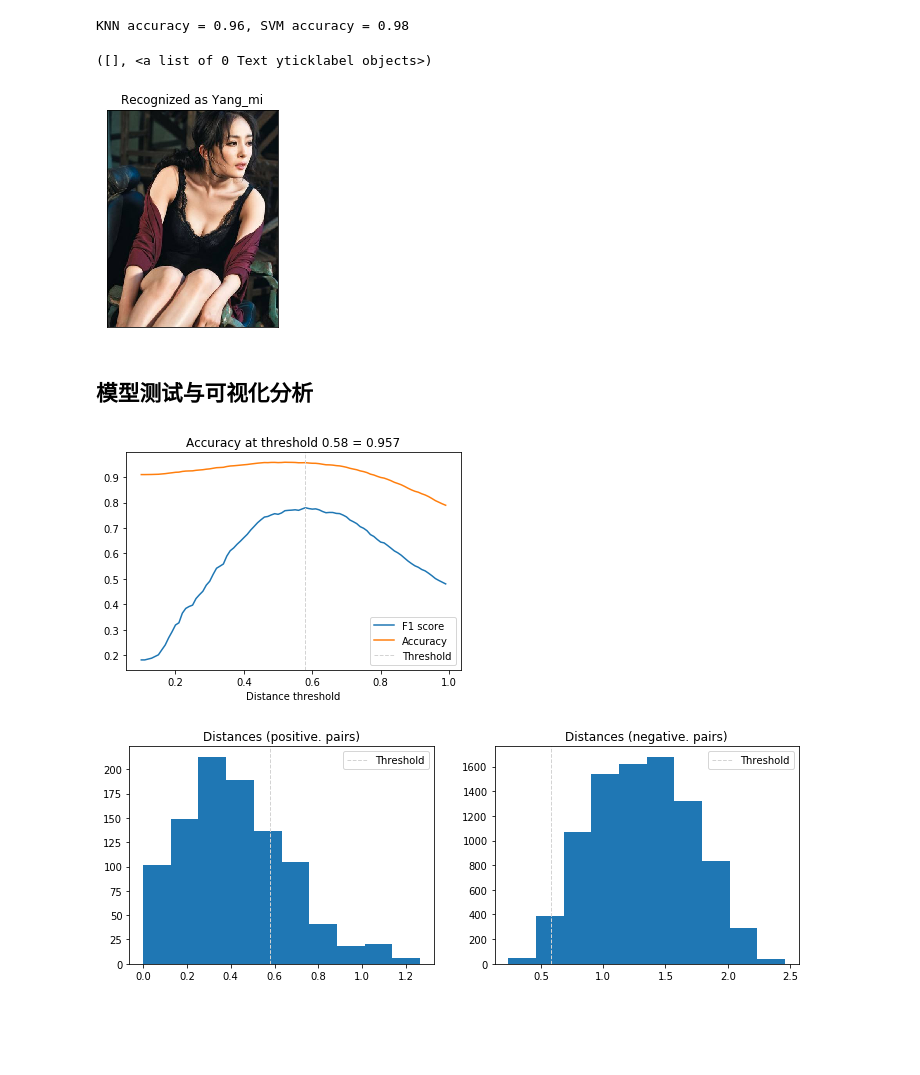
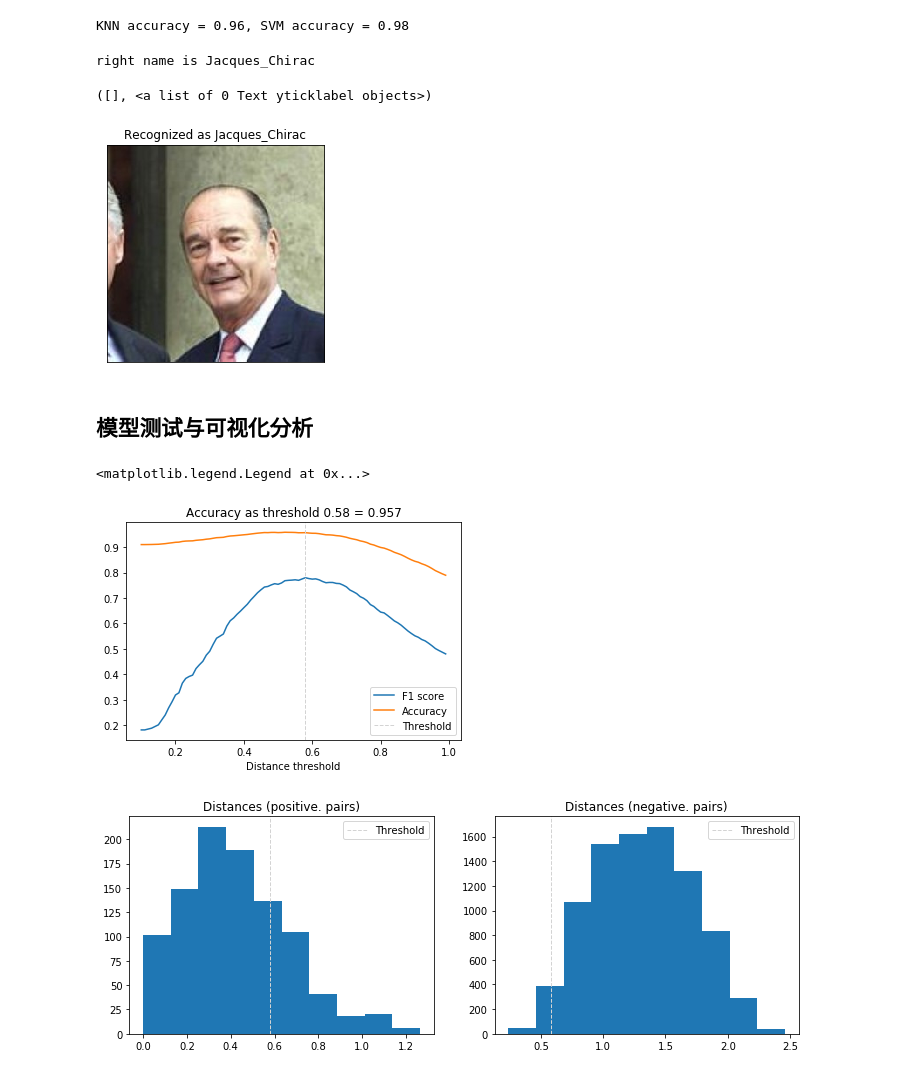
Before and after one commit to JustDoItGit/geektime_TensorFlow, a Jupyter notebook: notebook-examples/chapter-7/face_recognition.ipynb, the cells around one changed output. Saved outputs shown, nothing was run; the diff lists cells and outputs as text; code cells hidden in the pictures; blank space fills up the shorter version.

```diff
--- a/notebook-examples/chapter-7/face_recognition.ipynb
+++ b/notebook-examples/chapter-7/face_recognition.ipynb
@@ -302,27 +303,30 @@ KNN accuracy = 0.96, SVM accuracy = 0.98
 # %%
 import warnings
 warnings.filterwarnings('ignore')
 
-example_idx = 44
+example_idx = 9
 
-example_image = load_image(metadata[example_idx].image_path())
+print(f'right name is {metadata[example_idx].name}')
+
+example_iamge = load_image(metadata[example_idx].image_path())
 example_prediction = svc.predict([embedded[example_idx]])
 example_identity = encoder.inverse_transform(example_prediction)[0]
 
-plt.imshow(example_image)
-plt.title(f'Recognized as {example_identity}');
+plt.imshow(example_iamge)
+plt.title(f'Recognized as {example_identity}')
 plt.xticks([])
 plt.yticks([])
 # %% [output]
-([], <a list of 0 Text yticklabel objects>)
+right name is Jacques_Chirac
+([], <a list of 0 Text yticklabel objects>)
-[figure, old version]
+[figure, new version]
 # %% [markdown]
 ## 模型测试与可视化分析
 # %%
 from sklearn.metrics import f1_score
 
-distances = [] # squared L2 distance between pairs
-identical = [] # 1 if same identity, 0 otherwise
+distances = []  # squared L2 distance between pairs
+identical = []  # 1 if same identity, 0 otherwise
 
 num = len(metadata)
 
@@ -341,19 +345,21 @@ acc_scores = [accuracy_score(identical, distances < t) for t in thresholds]
 
 opt_idx = np.argmax(f1_scores)
 
-opt_tau = thresholds[opt_idx] # 最大F1值对应的 threshold
+opt_tau = thresholds[opt_idx]  # 最大F1值对应的 threshold
 
-opt_acc = accuracy_score(identical, distances < opt_tau) # 最大F1值对应的准确率
+opt_acc = accuracy_score(identical, distances < opt_tau)  # 最大F1值对应的准确率
+# opt_acc = acc_scores[opt_idx]
 
 # 绘制F1值和准确率与 threshold 间关系
-plt.plot(thresholds, f1_scores, label='F1 score');
-plt.plot(thresholds, acc_scores, label='Accuracy');
+plt.plot(thresholds, f1_scores, label='F1 score')
+plt.plot(thresholds, acc_scores, label='Accuracy')
 plt.axvline(x=opt_tau, linestyle='--', lw=1, c='lightgrey', label='Threshold')
-plt.title(f'Accuracy at threshold {opt_tau:.2f} = {opt_acc:.3f}');
+plt.title(f'Accuracy as threshold {opt_tau:.2f} = {opt_acc:.3f}')
 plt.xlabel('Distance threshold')
-plt.legend();
+plt.legend()
 # %% [output]
+<matplotlib.legend.Legend at 0x...>
-[figure, old version]
+[figure, new version]
 # %%
 dist_pos = distances[identical == 1]
 dist_neg = distances[identical == 0]
```
Also changed, not shown: parts of 6 cells of this notebook, 2 other files.
